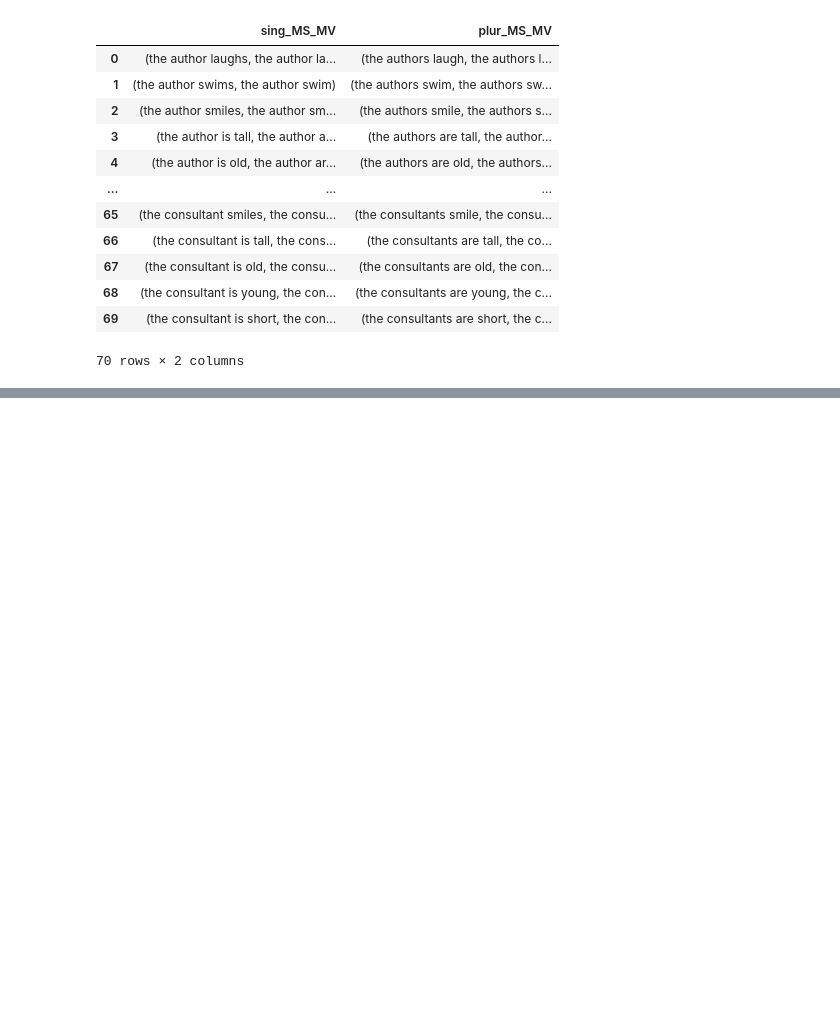
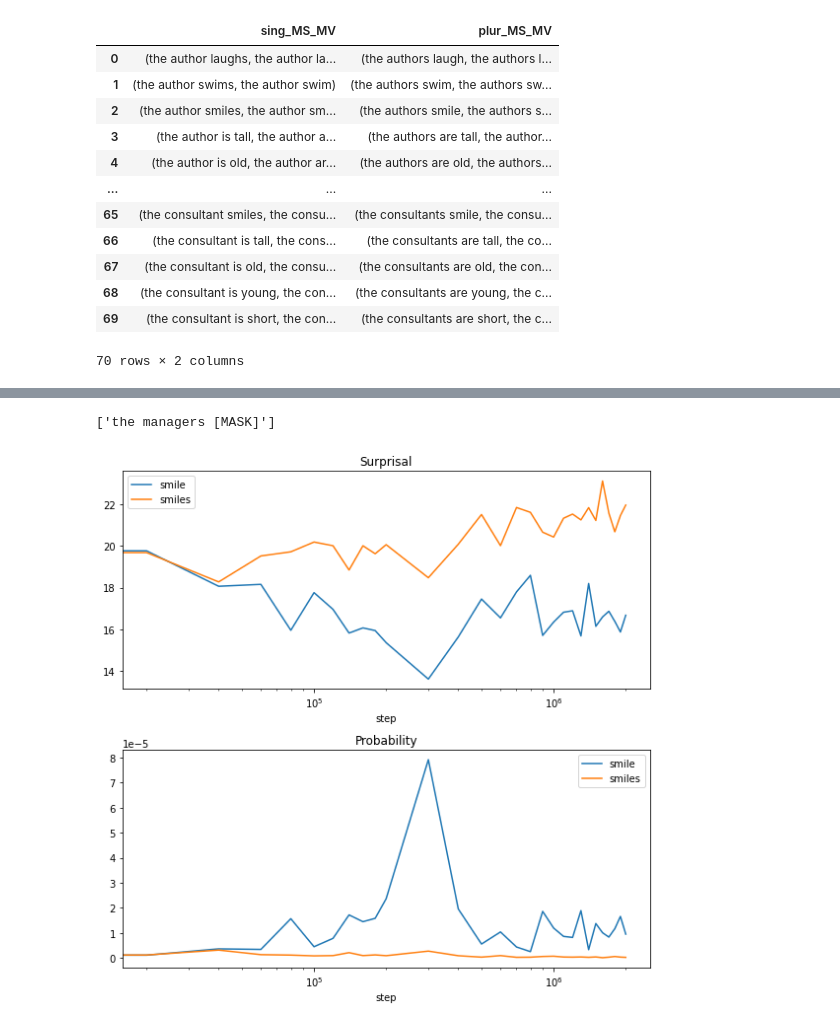
Before and after one commit to NazaninShafiabadi/word-acquisition-language-models, a Jupyter notebook: scripts/analyses.ipynb, the cells around one changed output, grey strips where cells are left out. Drawn from its saved outputs; the diff is of its cells as text; code cells hidden in the pictures; blank space fills up the shorter version.

```diff
--- a/scripts/analyses.ipynb
+++ b/scripts/analyses.ipynb
@@ -551,0 +556,3 @@ plot(df_1)
+# %%
+results_df = pd.read_csv('../results/simple_agrmt_results.csv', sep='\t')
+results_df
@@ -551,0 +573,6 @@ plot(df_1)
+# %%
+print(results_df[results_df['sent_id'] == 100]['masked_sent'].unique())
+plot(results_df[results_df['sent_id'] == 100])
+# %% [output]
+['the managers [MASK]']
+[figure, added]
```
Also changed, not shown: parts of 7 cells of this notebook, 2 other files.
